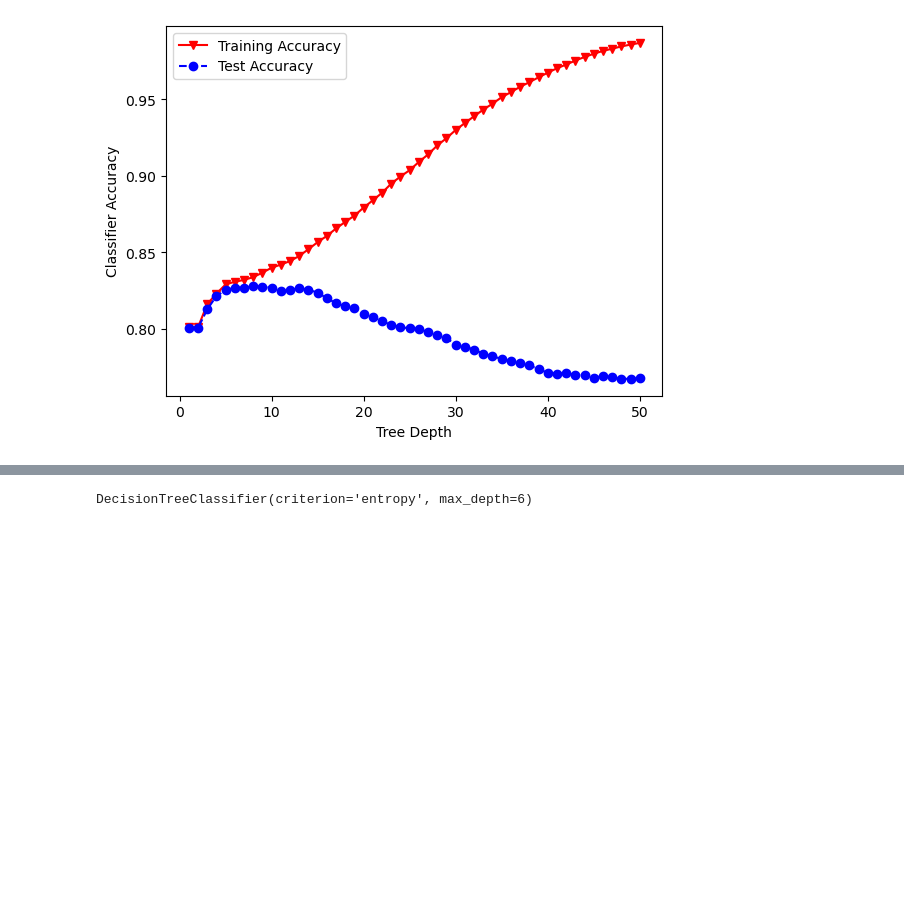
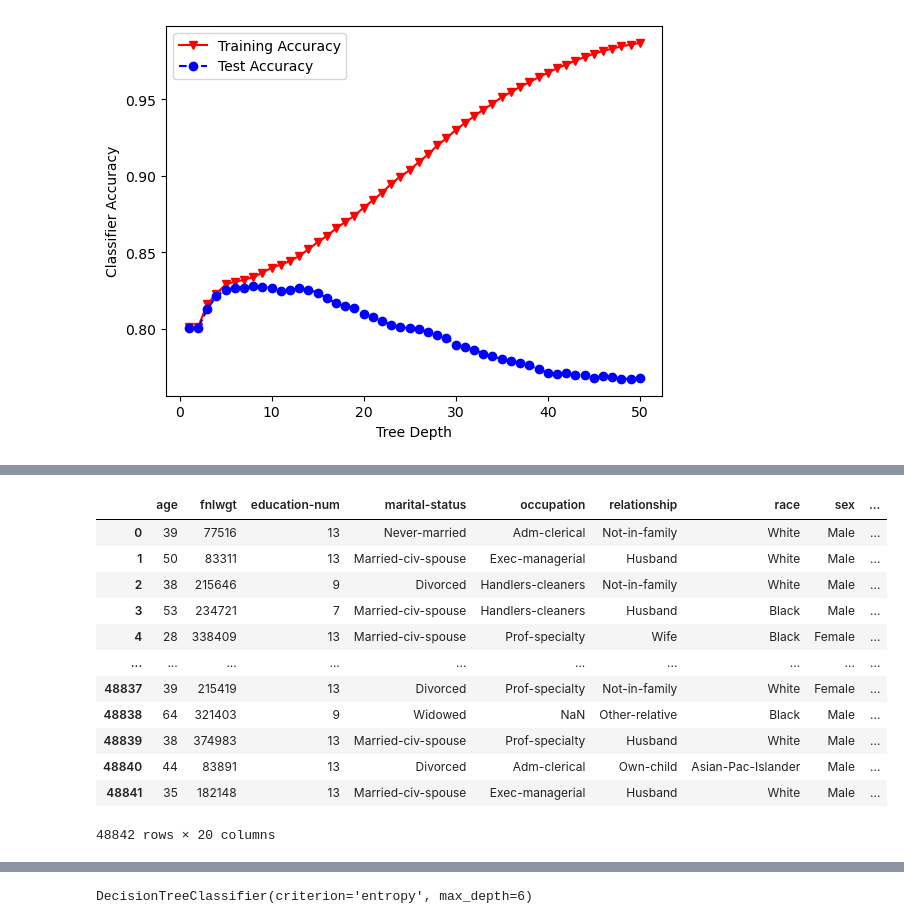
Before and after one commit to PatrickZ3/Data-Mining-Adult-s-Income, a Jupyter notebook: script_ JasonQuantrill_PatrickLay.ipynb, the cells around one changed output, grey strips where cells are left out. Drawn from its saved outputs; the diff is of its cells as text; code cells hidden in the pictures; blank space fills up the shorter version.

```diff
--- a/script_ JasonQuantrill_PatrickLay.ipynb
+++ b/script_ JasonQuantrill_PatrickLay.ipynb
@@ -144,0 +222,35 @@ Text(0, 0.5, 'Classifier Accuracy')
+# %%
+dataMarital = {'workclass': ['Married-civ-spouse', 'Divorced', 'Never-married', 'Separated', 'Widowed', 'Married-spouse-absent', 'Married-AF-spouse']}
+
+def create_marital_columns(row):
+    marital = row['marital-status']
+    if marital in ['Married-civ-spouse', 'Married-spouse-absent', 'Married-AF-spouse']:
+        row['Married'] = 1
+        row['Divorced'] = 0
+        row['Single'] = 0
+    elif marital in ['Divorced', 'Separated', 'Widowed']:
+        row['Married'] = 0
+        row['Divorced'] = 1
+        row['Single'] = 0
+    else:
+        row['Married'] = 0
+        row['Divorced'] = 0
+        row['Single'] = 1
+    return row
+
+dd = dd.apply(create_marital_columns, axis=1)
+display(dd)
+# %% [output]
+|  | age | fnlwgt | education-num | marital-status | occupation | relationship | race | sex | ... |
+| 0 | 39 | 77516 | 13 | Never-married | Adm-clerical | Not-in-family | White | Male | ... |
+| 1 | 50 | 83311 | 13 | Married-civ-spouse | Exec-managerial | Husband | White | Male | ... |
+| 2 | 38 | 215646 | 9 | Divorced | Handlers-cleaners | Not-in-family | White | Male | ... |
+| 3 | 53 | 234721 | 7 | Married-civ-spouse | Handlers-cleaners | Husband | Black | Male | ... |
+| 4 | 28 | 338409 | 13 | Married-civ-spouse | Prof-specialty | Wife | Black | Female | ... |
+| ... | ... | ... | ... | ... | ... | ... | ... | ... | ... |
+| 48837 | 39 | 215419 | 13 | Divorced | Prof-specialty | Not-in-family | White | Female | ... |
+| 48838 | 64 | 321403 | 9 | Widowed | NaN | Other-relative | Black | Male | ... |
+| 48839 | 38 | 374983 | 13 | Married-civ-spouse | Prof-specialty | Husband | White | Male | ... |
+| 48840 | 44 | 83891 | 13 | Divorced | Adm-clerical | Own-child | Asian-Pac-Islander | Male | ... |
+| 48841 | 35 | 182148 | 13 | Married-civ-spouse | Exec-managerial | Husband | White | Male | ... |
+48842 rows × 20 columns
```
Also changed, not shown: parts of 5 cells of this notebook.
